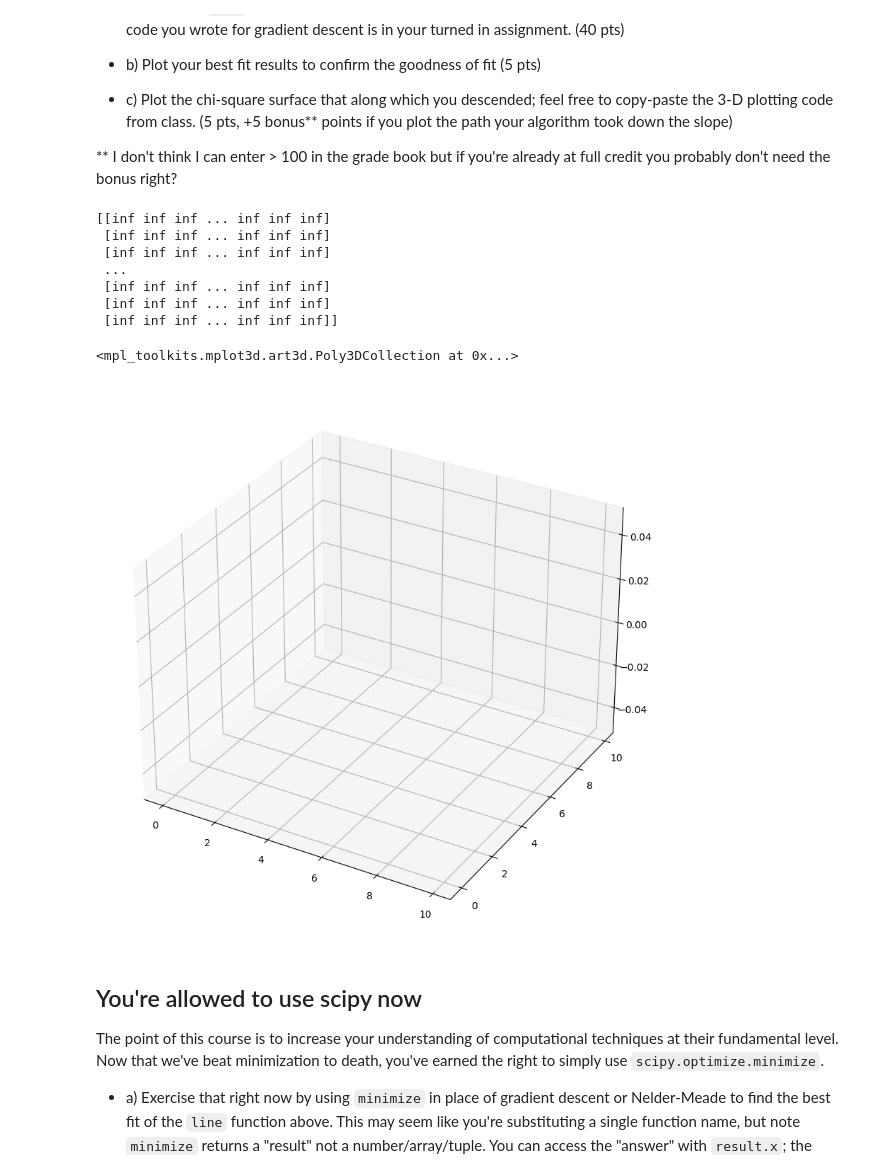
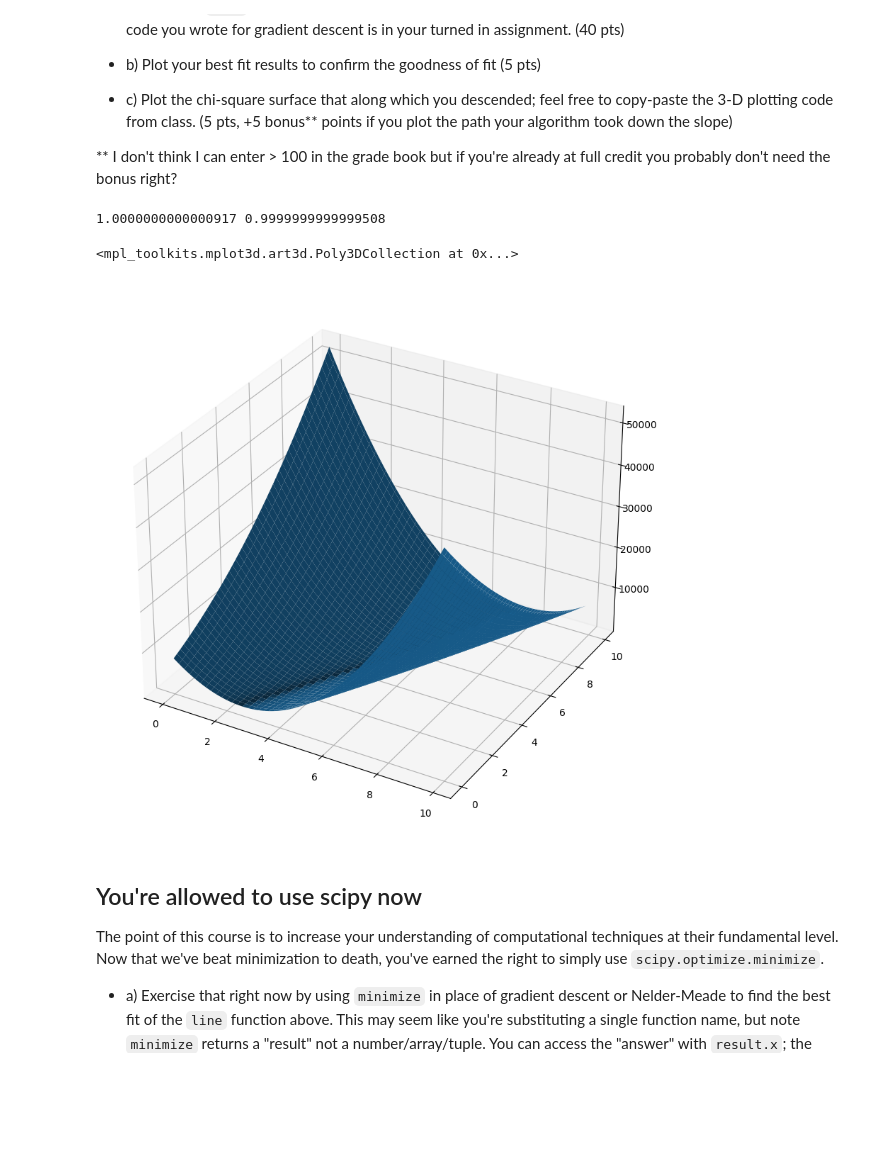
Before and after one commit to GeoffHennessy/Hennessy-Phys50733, a Jupyter notebook: Homework_5/Homework5.ipynb, the cells around one changed output. Drawn from its saved outputs; the diff is of its cells as text; code cells hidden in the pictures; blank space fills up the shorter version.

```diff
--- a/Homework_5/Homework5.ipynb
+++ b/Homework_5/Homework5.ipynb
@@ -185,50 +185,44 @@ class chisquare_2_Param(object):
         chi2 = np.sum(((self.y-self.func(self.x,*args))/self.y) ** 2)
         return chi2
 
 
 x = np.arange(0, 10, 0.1)
-y = np.arange(0,10,0.1)
+y = line(x,2,1)
+
 chi = chisquare_2_Param(x,y,line)
 
 # Gradient Descent algorith
-m0 = 1 # initial guess of m
-b0 = 1 # initial guess of b
-start_Chi = 10
+b0 = 0
+m0 = 0
+start_Chi = 1
 end_Chi = 0
-
 while np.abs(start_Chi-end_Chi)> 1e-4:
     start_Chi = chi(np.array([m0,b0]))
-    m0 -= Central_Diffx(m0,b0)
-    b0 -= Central_Diffy(m0,b0)
+    m0 += Central_Diffx(m0,b0)
+    b0 += Central_Diffy(m0,b0)
     end_Chi = chi([m0,b0])
     gradient = m0 + b0
 
+print(b0,m0)
 # Creating the arrays for the graph
 mVals = np.linspace(-5,5,100)
 bVals = np.linspace(-5,5,100)
 Z = np.zeros((100,100)) # 100x100 because the m,b space is 100x100 as I set it up
-X,Y = np.meshgrid(x,y)
+X,Y = np.meshgrid(x,x)
 
 for i in range(100):
     for j in range(100):
         args = [mVals[i],bVals[j]]
         Z[i,j] = chi(args)
 
-print(Z)
 #Graphing results
 fig = plt.figure(figsize = (16,10))
 ax = plt.subplot(projection = "3d")
 ax.plot_surface(X,Y,Z)
 # %% [output]
-[[inf inf inf ... inf inf inf]
- [inf inf inf ... inf inf inf]
- [inf inf inf ... inf inf inf]
- ...
- [inf inf inf ... inf inf inf]
- [inf inf inf ... inf inf inf]
- [inf inf inf ... inf inf inf]]
+1.0000000000000917 0.9999999999999508
 <mpl_toolkits.mplot3d.art3d.Poly3DCollection at 0x...>
-[figure, old version]
+[figure, new version]
 # %% [markdown]
 ## You're allowed to use scipy now
 
```
Also changed, not shown: parts of 1 cell of this notebook.
